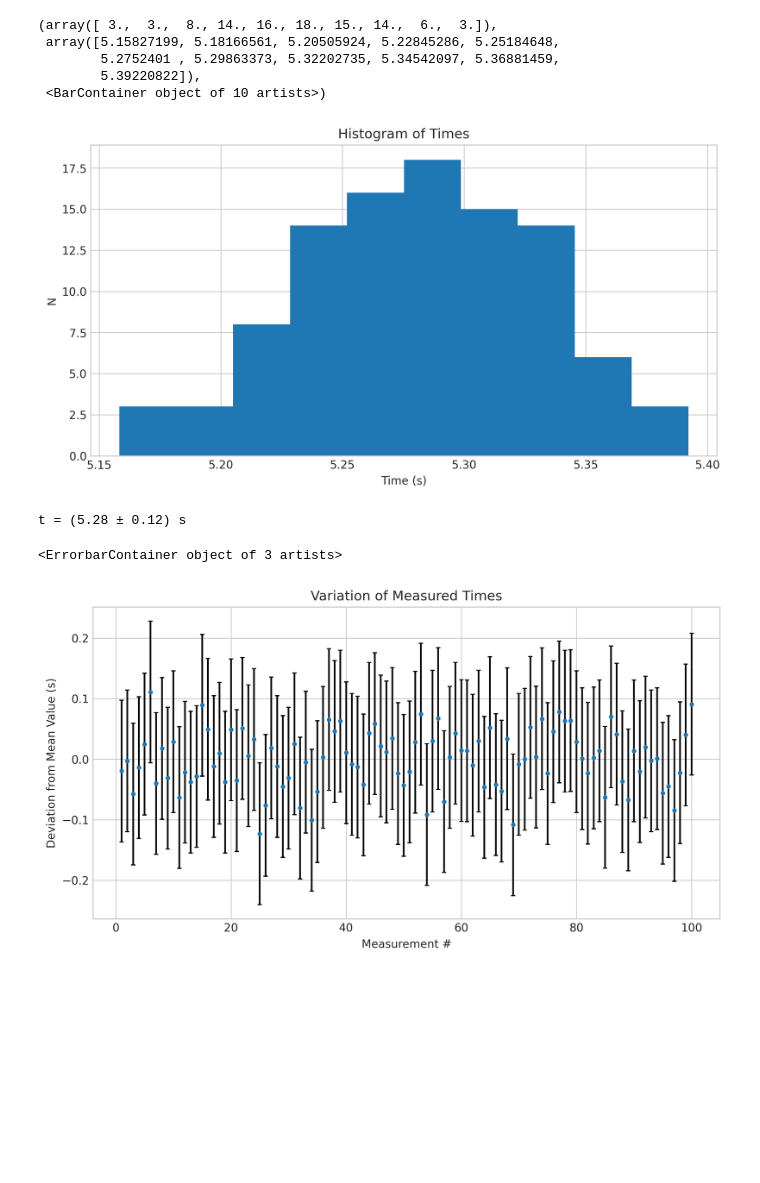
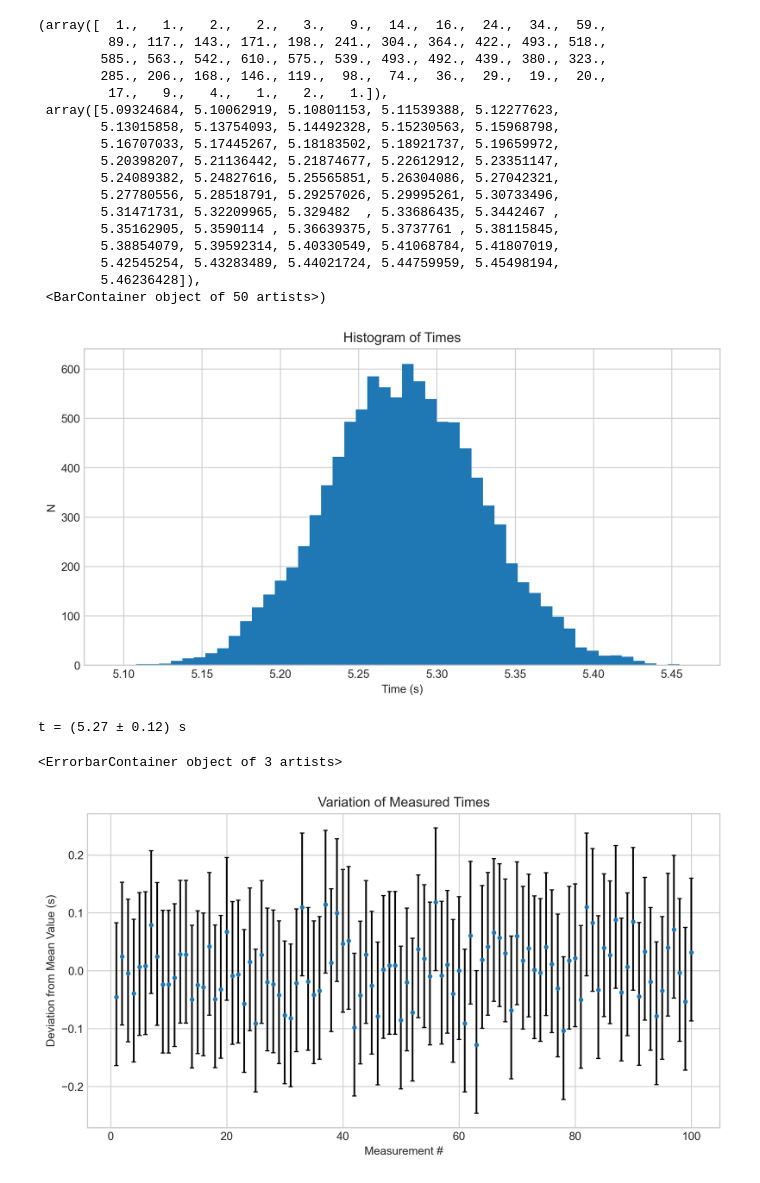
Before and after one commit to bylands/physicslab, a Jupyter notebook: histogram.ipynb, the cells around one changed output. Cells and saved outputs as stored; diff of their text form; code cells hidden in the pictures; blank space fills up the shorter version.

Commit message:
update histogram

```diff
--- a/histogram.ipynb
+++ b/histogram.ipynb
@@ -2,35 +2,46 @@
 import matplotlib.pyplot as plt
 import numpy as np
 # %%
-times = np.random.normal(5.28, 0.05, 100)
+times = np.random.normal(5.28, 0.05, 10000)
 # %%
 plt.style.use('seaborn-v0_8-whitegrid')
 plt.figure(figsize=(10,5), dpi=300)
 plt.title('Histogram of Times')
 plt.xlabel('Time (s)')
 plt.ylabel('N')
 
-plt.hist(times)
+plt.hist(times, bins=50)
 # %% [output]
-(array([ 3.,  3.,  8., 14., 16., 18., 15., 14.,  6.,  3.]),
- array([5.15827199, 5.18166561, 5.20505924, 5.22845286, 5.25184648,
-        5.2752401 , 5.29863373, 5.32202735, 5.34542097, 5.36881459,
-        5.39220822]),
- <BarContainer object of 10 artists>)
+(array([  1.,   1.,   2.,   2.,   3.,   9.,  14.,  16.,  24.,  34.,  59.,
+         89., 117., 143., 171., 198., 241., 304., 364., 422., 493., 518.,
+        585., 563., 542., 610., 575., 539., 493., 492., 439., 380., 323.,
+        285., 206., 168., 146., 119.,  98.,  74.,  36.,  29.,  19.,  20.,
+         17.,   9.,   4.,   1.,   2.,   1.]),
+ array([5.09324684, 5.10062919, 5.10801153, 5.11539388, 5.12277623,
+        5.13015858, 5.13754093, 5.14492328, 5.15230563, 5.15968798,
+        5.16707033, 5.17445267, 5.18183502, 5.18921737, 5.19659972,
+        5.20398207, 5.21136442, 5.21874677, 5.22612912, 5.23351147,
+        5.24089382, 5.24827616, 5.25565851, 5.26304086, 5.27042321,
+        5.27780556, 5.28518791, 5.29257026, 5.29995261, 5.30733496,
+        5.31471731, 5.32209965, 5.329482  , 5.33686435, 5.3442467 ,
+        5.35162905, 5.3590114 , 5.36639375, 5.3737761 , 5.38115845,
+        5.38854079, 5.39592314, 5.40330549, 5.41068784, 5.41807019,
+        5.42545254, 5.43283489, 5.44021724, 5.44759959, 5.45498194,
+        5.46236428]),
+ <BarContainer object of 50 artists>)
-[figure, old version]
+[figure, new version]
 # %%
 N = len(times)
 t_mean = times.mean()
 t_max = max(times)
 t_min = min(times)
-
 dt = (t_max - t_min)/2
 dt_pos = [t_max - t_mean] * N
 dt_neg = [t_mean - t_min] * N
 
 print(f't = ({t_mean:.2f} ± {dt:.2f}) s')
 # %% [output]
-t = (5.28 ± 0.12) s
+t = (5.27 ± 0.12) s
 # %%
 plt.style.use('seaborn-v0_8-whitegrid')
 plt.figure(figsize=(10,5), dpi=300)
@@ -42,4 +53,4 @@ plt.errorbar(range(1, len(times)+1), times - t_mean, yerr=dt, fmt='.', ecolor='b
 # plt.errorbar(range(1, len(times)+1), times - t_mean, yerr=[dt_pos, dt_neg], fmt='.', ecolor='black', capsize=2)
 # %% [output]
 <ErrorbarContainer object of 3 artists>
-[figure, old version]
+[figure, new version]
```
